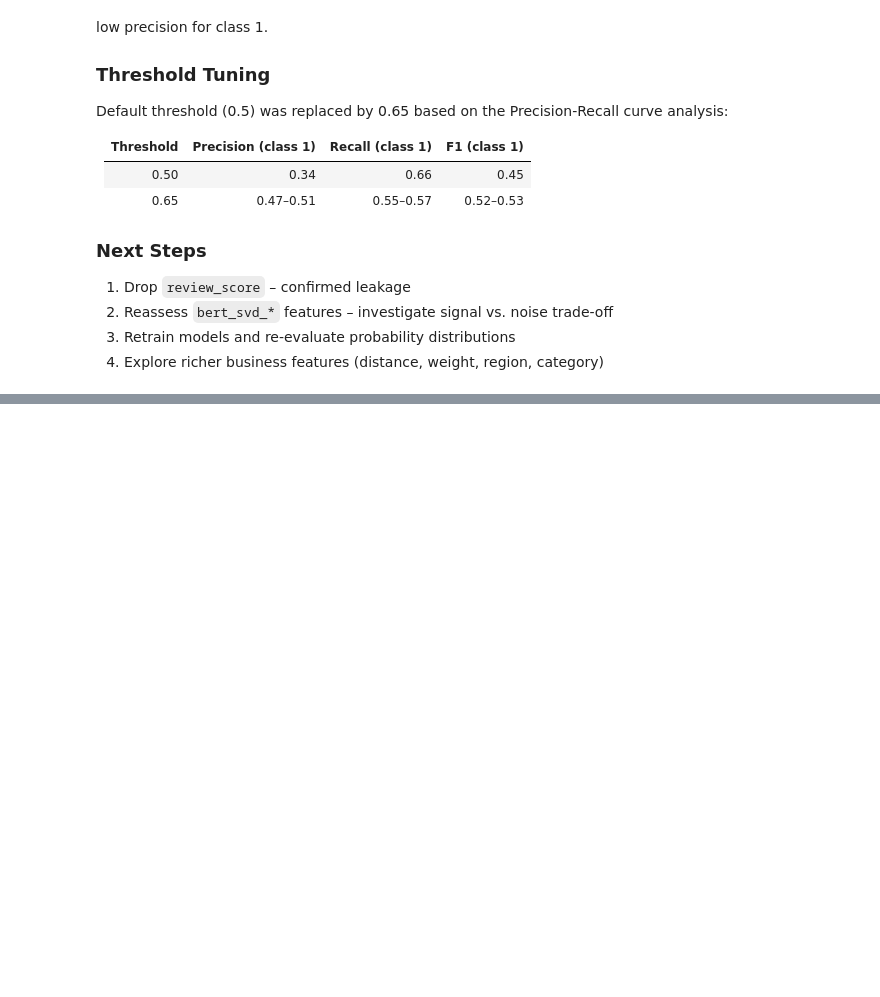
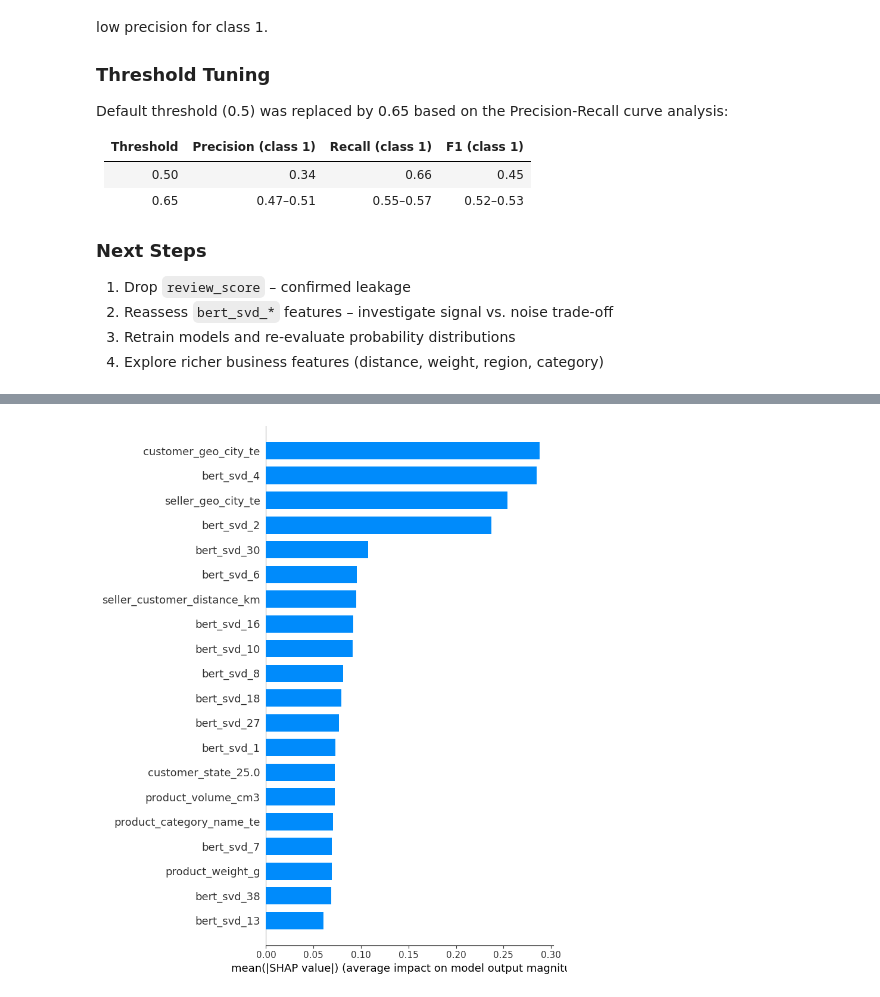
Before and after one commit to Gabverz/Logistics_optimizer, a Jupyter notebook: modeling_logistics.ipynb, the cells around one changed output, grey strips where cells are left out. Cells and saved outputs as stored; diff of their text form; code cells hidden in the pictures; blank space fills up the shorter version.

```diff
--- a/modeling_logistics.ipynb
+++ b/modeling_logistics.ipynb
@@ -656,3 +656,25 @@ Default threshold (0.5) was replaced by 0.65 based on the Precision-Recall curve
 2. Reassess `bert_svd_*` features – investigate signal vs. noise trade-off
 3. Retrain models and re-evaluate probability distributions
 4. Explore richer business features (distance, weight, region, category)
+# %%
+# ── Drop leakage feature – review_score ───────────────────────────────────────
+LEAKAGE_COLS = ["review_score"]
+
+X_train_clean = X_train.drop(columns=LEAKAGE_COLS)
+X_test_clean  = X_test.drop(columns=LEAKAGE_COLS)
+
+# ── Retrain CatBoost ───────────────────────────────────────────────────────────
+catboost_clean = CatBoostClassifier(
+    class_weights={0: 1, 1: 10},
+    random_state=42,
+    verbose=0,
+)
+
+catboost_clean.fit(X_train_clean, y_train)
+
+y_prob_clean = catboost_clean.predict_proba(X_test_clean)[:, 1]
+y_pred_clean = (y_prob_clean >= 0.65).astype(int)
+
+print(f"Threshold: 0.65\n")
+print(classification_report(y_test, y_pred_clean))
+print(f"ROC-AUC: {roc_auc_score(y_test, y_prob_clean):.4f}")
@@ -658,0 +694,8 @@ Default threshold (0.5) was replaced by 0.65 based on the Precision-Recall curve
+# %%
+# ── SHAP Feature Importance – CatBoost without review_score ───────────────────
+explainer_clean = shap.TreeExplainer(catboost_clean)
+shap_values_clean = explainer_clean.shap_values(X_test_clean)
+
+shap.summary_plot(shap_values_clean, X_test_clean, plot_type="bar", max_display=20)
+# %% [output]
+[figure, added]
```
Also changed, not shown: parts of 4 cells of this notebook.
